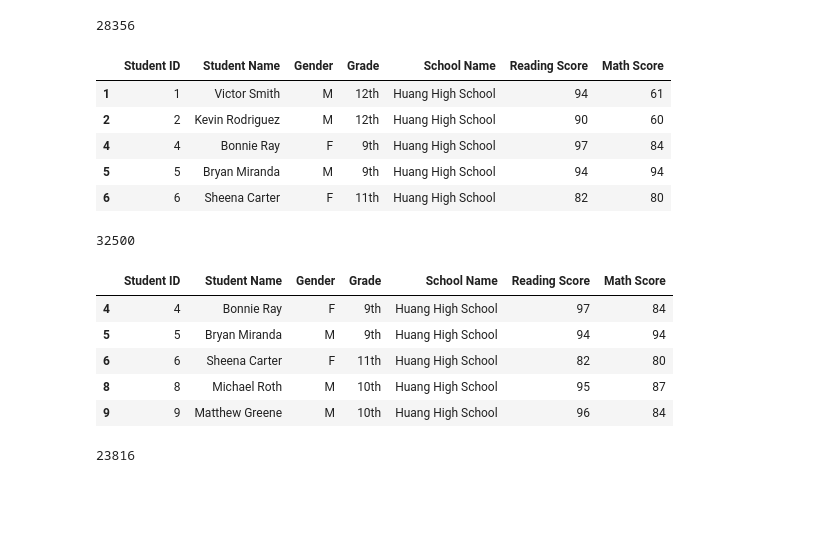
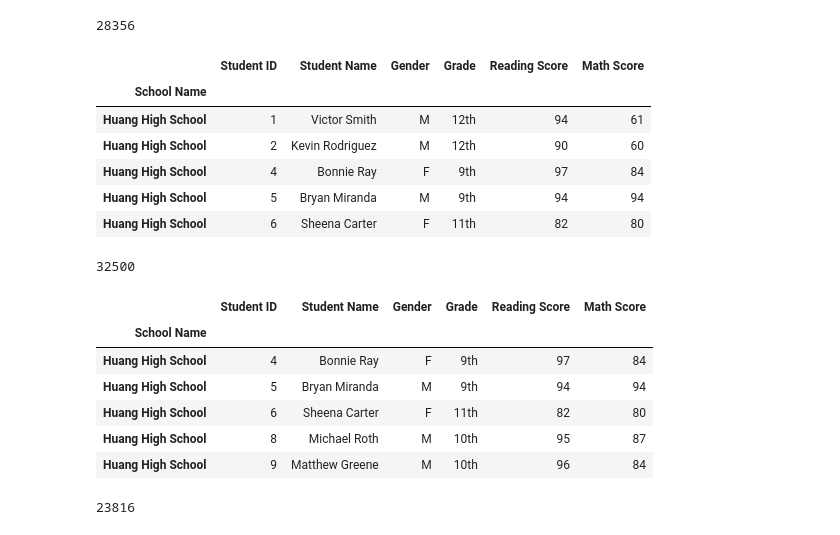
Before and after one commit to juliabrunett/pandas-challenge, a Jupyter notebook: PyCitySchools/PyCitySchools.ipynb, the cells around one changed output. Drawn from its saved outputs; the diff is of its cells as text; code cells hidden in the pictures; blank space fills up the shorter version.

```diff
--- a/PyCitySchools/PyCitySchools.ipynb
+++ b/PyCitySchools/PyCitySchools.ipynb
@@ -19,9 +19,9 @@ schools_df.head()
 | 4 | 4 | Griffin High School | Charter | 1468 | 917500 |
 # %%
 # Load students csv into a DataFrame
-students_df = pd.read_csv(students_file, encoding="utf8")
+og_students_df = pd.read_csv(students_file, encoding="utf8")
 
-students_df.head()
+og_students_df.head()
 # %% [output]
 |  | Student ID | student_name | gender | grade | school_name | reading_score | math_score |
 | 0 | 0 | Paul Bradley | M | 9th | Huang High School | 66 | 79 |
@@ -45,7 +45,7 @@ renamed_schools_df.head()
 | 4 | 4 | Griffin High School | Charter | 1468 | 917500 |
 # %%
 # Rename columns
-renamed_students_df = students_df.rename(columns= {"student_name": "Student Name",
+renamed_students_df = og_students_df.rename(columns= {"student_name": "Student Name",
                                                   "gender": "Gender",
                                                   "grade": "Grade",
                                                   "school_name": "School Name",
@@ -59,3 +59,5 @@ renamed_students_df.head()
 | 2 | 2 | Kevin Rodriguez | M | 12th | Huang High School | 90 | 60 |
 | 3 | 3 | Dr. Richard Scott | M | 12th | Huang High School | 67 | 58 |
 | 4 | 4 | Bonnie Ray | F | 9th | Huang High School | 97 | 84 |
+# %%
+students_df = renamed_students_df.set_index("School Name")
@@ -144,17 +149,18 @@ print(stu_passed_math)
 # %%
 # District: % Passing Reading
 # Passing Score: 70?
-passed_reading_df = renamed_students_df.loc[renamed_students_df["Reading Score"] > 70, ["Student ID", "Student Name", "Gender", "Grade",
-                                                              "School Name", "Reading Score", "Math Score"]]
+passed_reading_df = students_df.loc[students_df["Reading Score"] > 70, ["Student ID", "Student Name", "Gender", "Grade",
+                                                               "Reading Score", "Math Score"]]
 
 passed_reading_df.head()
 # %% [output]
-|  | Student ID | Student Name | Gender | Grade | School Name | Reading Score | Math Score |
-| 1 | 1 | Victor Smith | M | 12th | Huang High School | 94 | 61 |
-| 2 | 2 | Kevin Rodriguez | M | 12th | Huang High School | 90 | 60 |
-| 4 | 4 | Bonnie Ray | F | 9th | Huang High School | 97 | 84 |
-| 5 | 5 | Bryan Miranda | M | 9th | Huang High School | 94 | 94 |
-| 6 | 6 | Sheena Carter | F | 11th | Huang High School | 82 | 80 |
+|  | Student ID | Student Name | Gender | Grade | Reading Score | Math Score |
+| School Name |  |  |  |  |  |  |
+| Huang High School | 1 | Victor Smith | M | 12th | 94 | 61 |
+| Huang High School | 2 | Kevin Rodriguez | M | 12th | 90 | 60 |
+| Huang High School | 4 | Bonnie Ray | F | 9th | 97 | 84 |
+| Huang High School | 5 | Bryan Miranda | M | 9th | 94 | 94 |
+| Huang High School | 6 | Sheena Carter | F | 11th | 82 | 80 |
 # %%
 # Number of Students: Passed Reading
 stu_passed_reading = passed_reading_df["Student ID"].count()
@@ -166,15 +172,16 @@ print(stu_passed_reading)
 # District: % Overall Passing
 # Passing Score: 70?
 passed_both_df = passed_math_df.loc[passed_math_df["Reading Score"] > 70, ["Student ID", "Student Name", "Gender", "Grade",
-                                          "School Name", "Reading Score", "Math Score"]]
+                                           "Reading Score", "Math Score"]]
 passed_both_df.head()
 # %% [output]
-|  | Student ID | Student Name | Gender | Grade | School Name | Reading Score | Math Score |
-| 4 | 4 | Bonnie Ray | F | 9th | Huang High School | 97 | 84 |
-| 5 | 5 | Bryan Miranda | M | 9th | Huang High School | 94 | 94 |
-| 6 | 6 | Sheena Carter | F | 11th | Huang High School | 82 | 80 |
-| 8 | 8 | Michael Roth | M | 10th | Huang High School | 95 | 87 |
-| 9 | 9 | Matthew Greene | M | 10th | Huang High School | 96 | 84 |
+|  | Student ID | Student Name | Gender | Grade | Reading Score | Math Score |
+| School Name |  |  |  |  |  |  |
+| Huang High School | 4 | Bonnie Ray | F | 9th | 97 | 84 |
+| Huang High School | 5 | Bryan Miranda | M | 9th | 94 | 94 |
+| Huang High School | 6 | Sheena Carter | F | 11th | 82 | 80 |
+| Huang High School | 8 | Michael Roth | M | 10th | 95 | 87 |
+| Huang High School | 9 | Matthew Greene | M | 10th | 96 | 84 |
 # %%
 # Number of Students: Passed Both Math & Reading
 stu_passed_both = passed_both_df["Student ID"].count()
```
Also changed, not shown: parts of 15 cells of this notebook.
